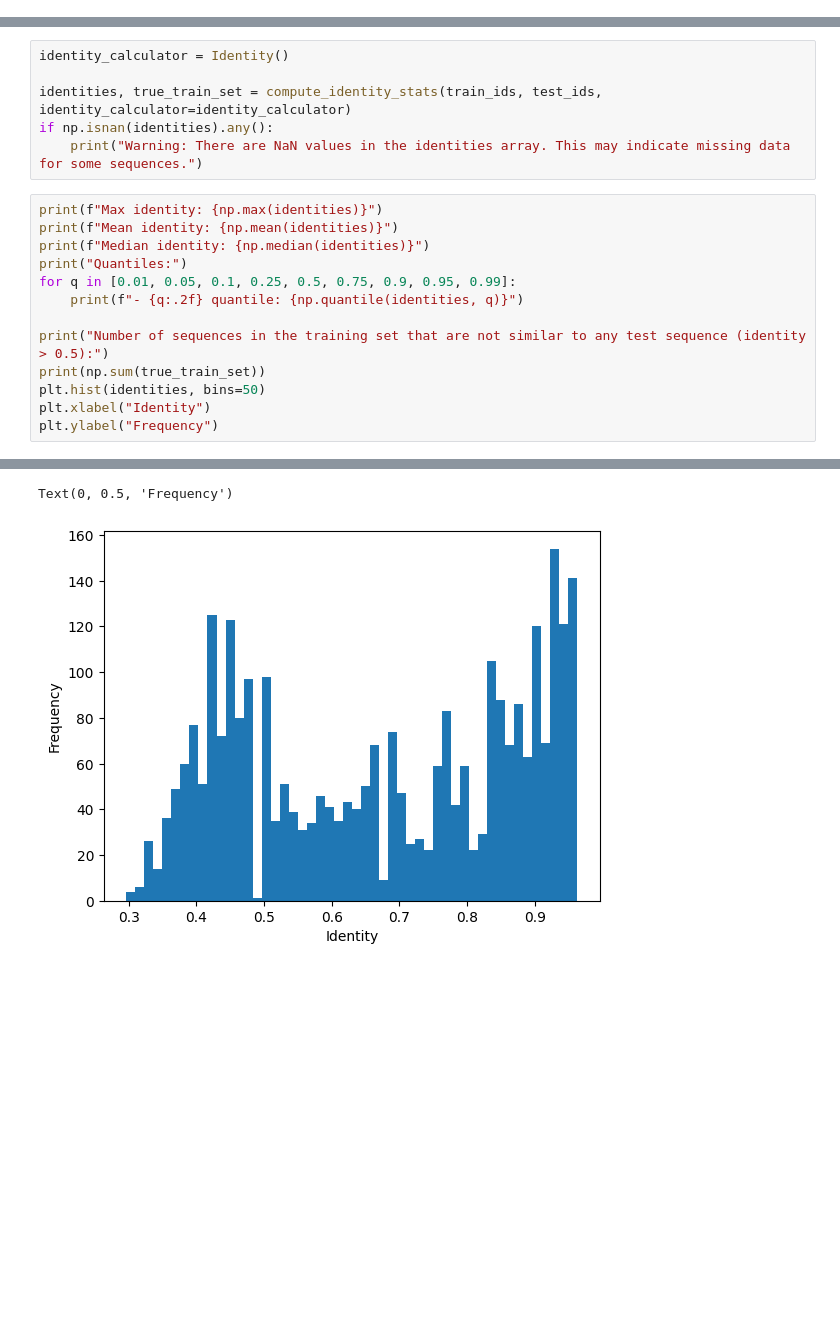
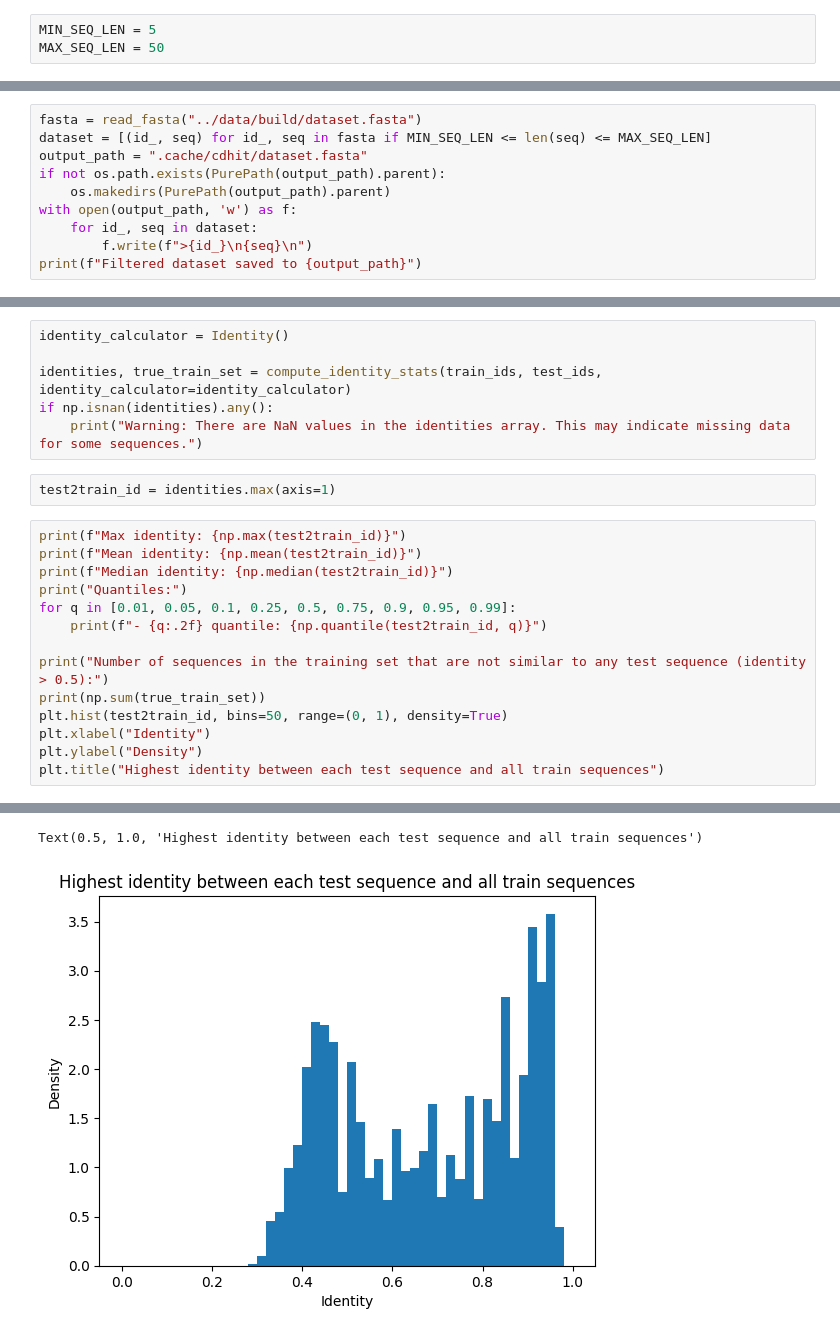
Before and after one commit to anthol42/QMAP, a Jupyter notebook: split_experiment/cdhit/analyse_cdhit.ipynb, the cells around one changed output, grey strips where cells are left out. Saved outputs shown, nothing was run; the diff lists cells and outputs as text; blank space fills up the shorter version.

Commit message:
Feat(All in notebook): All code is in the notebook to run and make figures of the different experiments

```diff
--- a/split_experiment/cdhit/analyse_cdhit.ipynb
+++ b/split_experiment/cdhit/analyse_cdhit.ipynb
@@ -11,3 +11,6 @@ import re
 
 from split_utils import read_fasta, Identity, compute_identity_stats
 import matplotlib.pyplot as plt
+# %%
+MIN_SEQ_LEN = 5
+MAX_SEQ_LEN = 50
@@ -13,0 +19,10 @@ import matplotlib.pyplot as plt
+# %%
+fasta = read_fasta("../data/build/dataset.fasta")
+dataset = [(id_, seq) for id_, seq in fasta if MIN_SEQ_LEN <= len(seq) <= MAX_SEQ_LEN]
+output_path = ".cache/cdhit/dataset.fasta"
+if not os.path.exists(PurePath(output_path).parent):
+    os.makedirs(PurePath(output_path).parent)
+with open(output_path, 'w') as f:
+    for id_, seq in dataset:
+        f.write(f">{id_}\n{seq}\n")
+print(f"Filtered dataset saved to {output_path}")
@@ -78,17 +117,20 @@ identity_calculator = Identity()
 identities, true_train_set = compute_identity_stats(train_ids, test_ids, identity_calculator=identity_calculator)
 if np.isnan(identities).any():
     print("Warning: There are NaN values in the identities array. This may indicate missing data for some sequences.")
+# %%
+test2train_id = identities.max(axis=1)
 # %%
-print(f"Max identity: {np.max(identities)}")
-print(f"Mean identity: {np.mean(identities)}")
-print(f"Median identity: {np.median(identities)}")
+print(f"Max identity: {np.max(test2train_id)}")
+print(f"Mean identity: {np.mean(test2train_id)}")
+print(f"Median identity: {np.median(test2train_id)}")
 print("Quantiles:")
 for q in [0.01, 0.05, 0.1, 0.25, 0.5, 0.75, 0.9, 0.95, 0.99]:
-    print(f"- {q:.2f} quantile: {np.quantile(identities, q)}")
+    print(f"- {q:.2f} quantile: {np.quantile(test2train_id, q)}")
 
 print("Number of sequences in the training set that are not similar to any test sequence (identity > 0.5):")
 print(np.sum(true_train_set))
-plt.hist(identities, bins=50)
+plt.hist(test2train_id, bins=50, range=(0, 1), density=True)
 plt.xlabel("Identity")
-plt.ylabel("Frequency")
+plt.ylabel("Density")
+plt.title("Highest identity between each test sequence and all train sequences")
 # %% [output]
@@ -110,2 +152,2 @@ Number of sequences in the training set that are not similar to any test sequenc
-Text(0, 0.5, 'Frequency')
+Text(0.5, 1.0, 'Highest identity between each test sequence and all train sequences')
-[figure, old version]
+[figure, new version]
```
Also changed, not shown: parts of 8 cells of this notebook, 6 other files.
